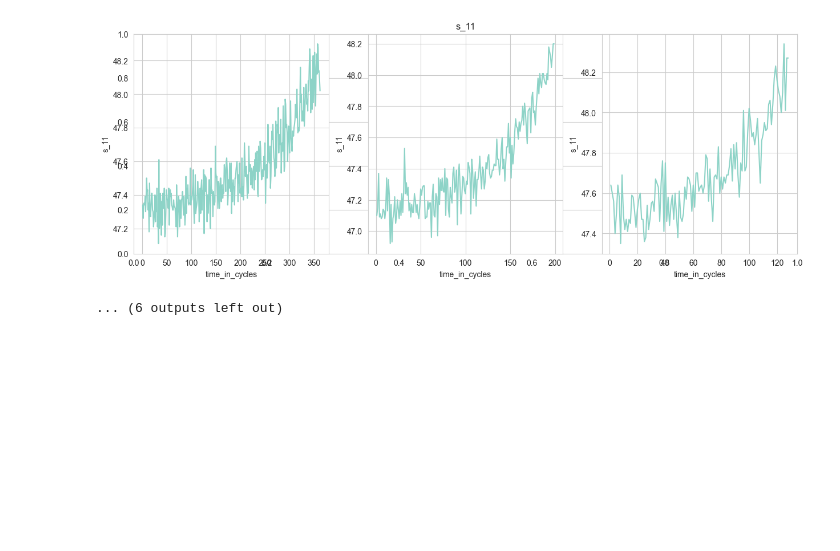
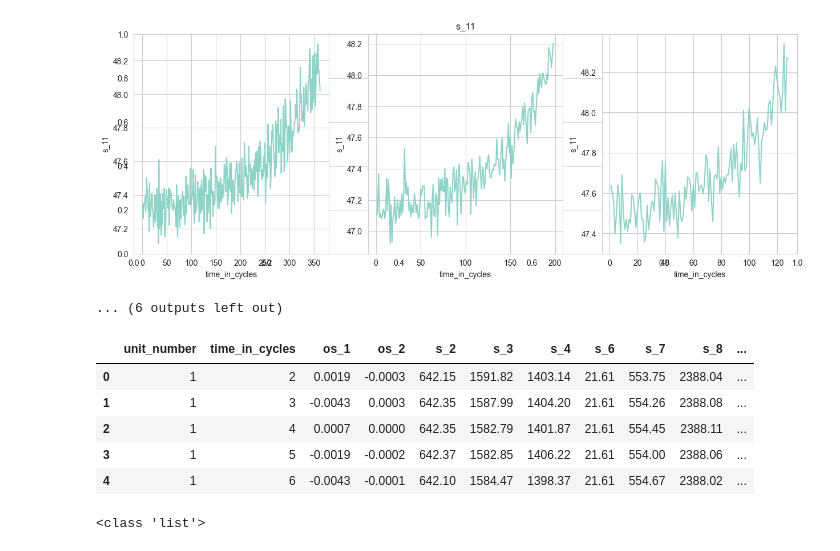
Before and after one commit to berkaylacinkaya/NASA_CMAPSS_TURBOFAN_ENGINE-PdM-, a Jupyter notebook: main.ipynb, the cells around one changed output. Drawn from its saved outputs; the diff is of its cells as text; code cells hidden in the pictures; blank space fills up the shorter version.

```diff
--- a/main.ipynb
+++ b/main.ipynb
@@ -121,3 +363,12 @@ for i in range(len(machine_1_df.columns)):
 ... (6 outputs left out)
 # %%
 #I know, graphics dont make full sense without scaling all the data. Even though, we can see that sensor 7 and sensor 9 behave differently than other sensors
+# %%
+df.head()
+# %% [output]
+|  | unit_number | time_in_cycles | os_1 | os_2 | s_2 | s_3 | s_4 | s_6 | s_7 | s_8 | ... |
+| 0 | 1 | 2 | 0.0019 | -0.0003 | 642.15 | 1591.82 | 1403.14 | 21.61 | 553.75 | 2388.04 | ... |
+| 1 | 1 | 3 | -0.0043 | 0.0003 | 642.35 | 1587.99 | 1404.20 | 21.61 | 554.26 | 2388.08 | ... |
+| 2 | 1 | 4 | 0.0007 | 0.0000 | 642.35 | 1582.79 | 1401.87 | 21.61 | 554.45 | 2388.11 | ... |
+| 3 | 1 | 5 | -0.0019 | -0.0002 | 642.37 | 1582.85 | 1406.22 | 21.61 | 554.00 | 2388.06 | ... |
+| 4 | 1 | 6 | -0.0043 | -0.0001 | 642.10 | 1584.47 | 1398.37 | 21.61 | 554.67 | 2388.02 | ... |
@@ -123,0 +378,4 @@ for i in range(len(machine_1_df.columns)):
+# %%
+print(type(list(df.columns)))
+# %% [output]
+<class 'list'>
```
Also changed, not shown: parts of 28 cells of this notebook.
